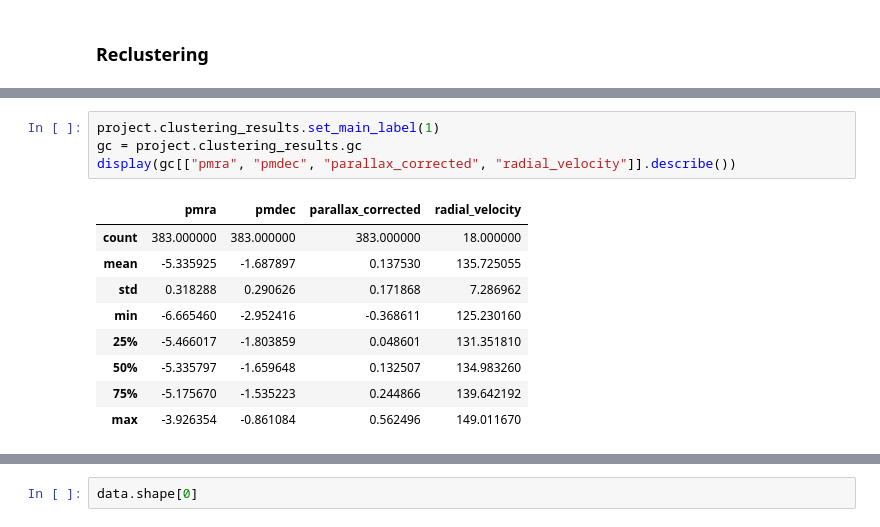
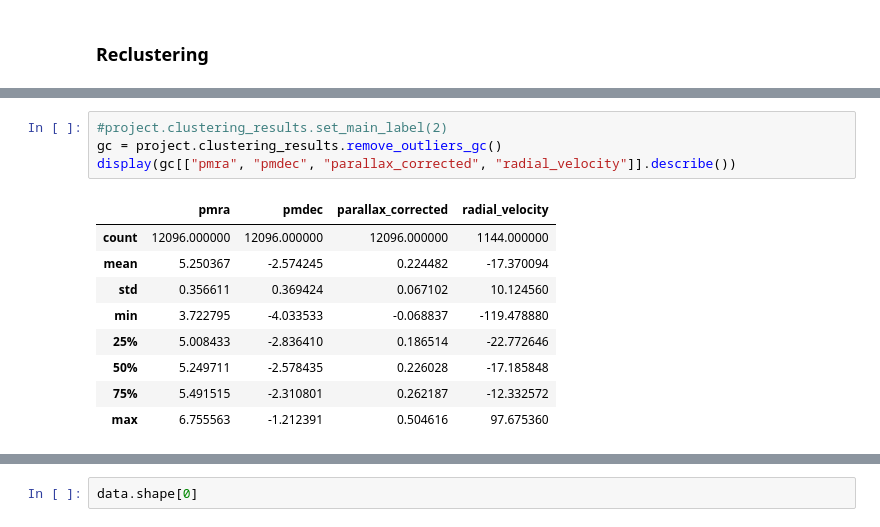
Before and after one commit to santhiperbolico/tfm-ucm-code, a Jupyter notebook: notebooks/Analisis_DR3.ipynb, the cells around one changed output, grey strips where cells are left out. Cells and saved outputs as stored; diff of their text form.

```diff
--- a/notebooks/Analisis_DR3.ipynb
+++ b/notebooks/Analisis_DR3.ipynb
@@ -310,14 +266,14 @@ project.clustering_results.main_label
 # %%
-project.clustering_results.set_main_label(1)
-gc = project.clustering_results.gc
+#project.clustering_results.set_main_label(2)
+gc = project.clustering_results.remove_outliers_gc()
 display(gc[["pmra", "pmdec", "parallax_corrected", "radial_velocity"]].describe())
 # %% [output]
 |  | pmra | pmdec | parallax_corrected | radial_velocity |
-| count | 383.000000 | 383.000000 | 383.000000 | 18.000000 |
-| mean | -5.335925 | -1.687897 | 0.137530 | 135.725055 |
-| std | 0.318288 | 0.290626 | 0.171868 | 7.286962 |
-| min | -6.665460 | -2.952416 | -0.368611 | 125.230160 |
-| 25% | -5.466017 | -1.803859 | 0.048601 | 131.351810 |
-| 50% | -5.335797 | -1.659648 | 0.132507 | 134.983260 |
-| 75% | -5.175670 | -1.535223 | 0.244866 | 139.642192 |
-| max | -3.926354 | -0.861084 | 0.562496 | 149.011670 |
+| count | 12096.000000 | 12096.000000 | 12096.000000 | 1144.000000 |
+| mean | 5.250367 | -2.574245 | 0.224482 | -17.370094 |
+| std | 0.356611 | 0.369424 | 0.067102 | 10.124560 |
+| min | 3.722795 | -4.033533 | -0.068837 | -119.478880 |
+| 25% | 5.008433 | -2.836410 | 0.186514 | -22.772646 |
+| 50% | 5.249711 | -2.578435 | 0.226028 | -17.185848 |
+| 75% | 5.491515 | -2.310801 | 0.262187 | -12.332572 |
+| max | 6.755563 | -1.212391 | 0.504616 | 97.675360 |
```
Also changed, not shown: parts of 30 cells of this notebook, 3 other files.
